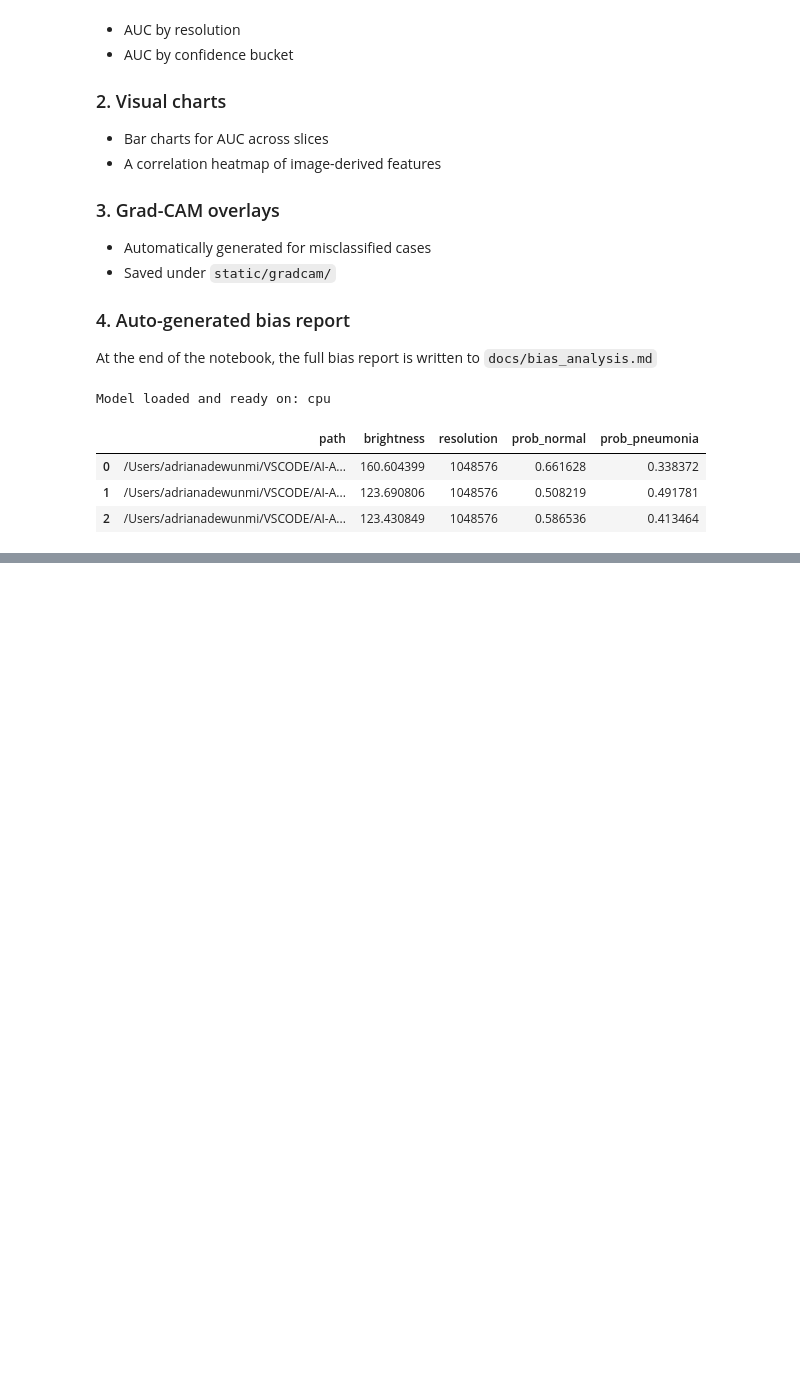
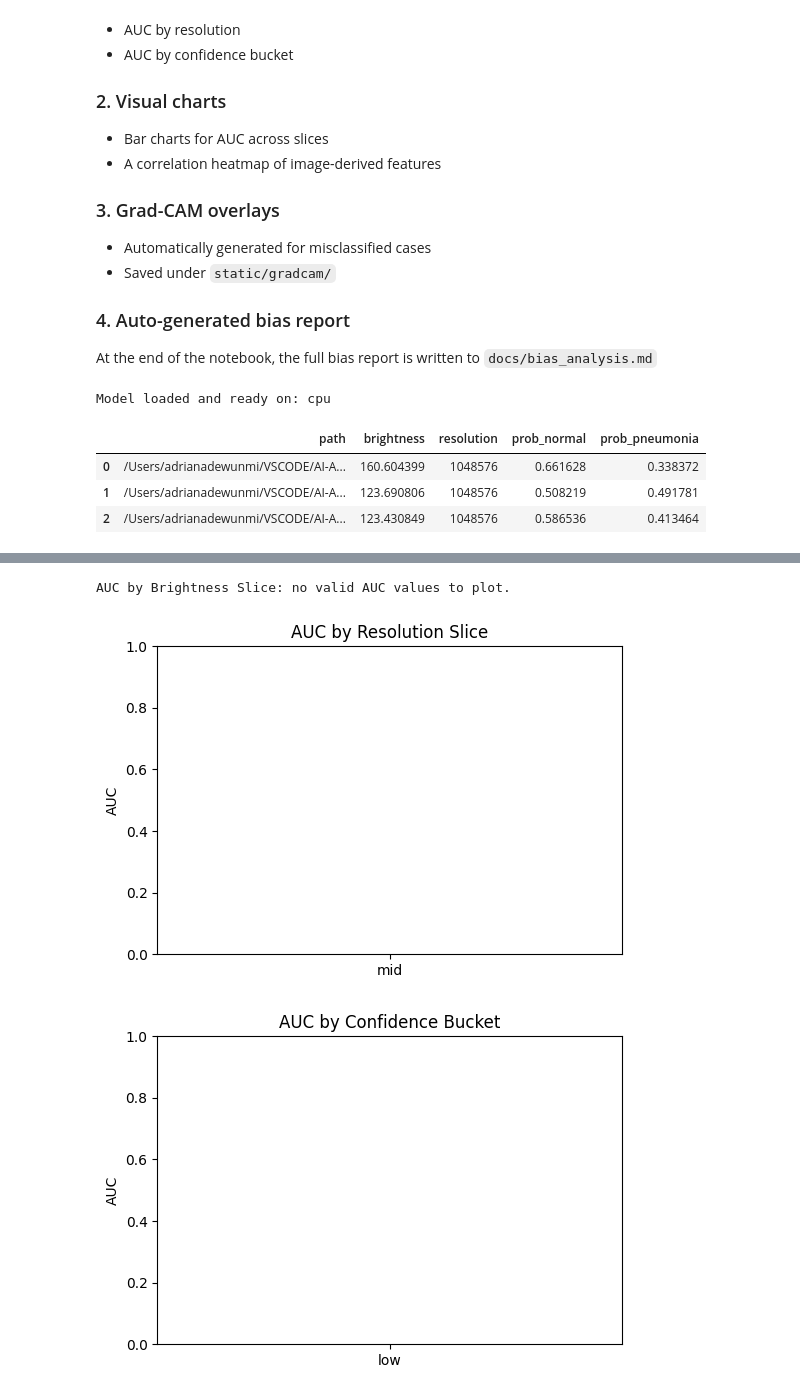
Before and after one commit to AAdewunmi/AI-Assisted-Pneumonia-Detection-Project, a Jupyter notebook: notebooks/04_bias_analysis.ipynb, the cells around one changed output, grey strips where cells are left out. Cells and saved outputs as stored; diff of their text form; code cells hidden in the pictures; blank space fills up the shorter version.

```diff
--- a/notebooks/04_bias_analysis.ipynb
+++ b/notebooks/04_bias_analysis.ipynb
@@ -310,22 +310,31 @@ summary
 # %%
 # Visualize AUC results using bar plots
 
 import matplotlib.pyplot as plt
 
 def plot_slice_auc(title, auc_dict):
-    keys = list(auc_dict.keys())
-    values = list(auc_dict.values())
+    # Drop missing AUC entries to avoid plotting None
+    items = [(k, v) for k, v in auc_dict.items() if v is not None]
+    if not items:
+        print(f"{title}: no valid AUC values to plot.")
+        return
+    keys, values = zip(*items)
+    colors = ["#6c757d", "#0d6efd", "#198754"]
 
     plt.figure(figsize=(6,4))
-    plt.bar(keys, values, color=["#6c757d","#0d6efd","#198754"])
+    plt.bar(keys, values, color=colors[:len(values)])
     plt.ylabel("AUC")
     plt.title(title)
     plt.ylim(0,1)
     plt.show()
 
 plot_slice_auc("AUC by Brightness Slice", auc_brightness)
 plot_slice_auc("AUC by Resolution Slice", auc_resolution)
 plot_slice_auc("AUC by Confidence Bucket", auc_confidence)
+# %% [output]
+AUC by Brightness Slice: no valid AUC values to plot.
+[figure, added]
+[figure, added]
 # %%
 # Correlation analysis between image properties and model predictions
 
```
Also changed, not shown: parts of 6 cells of this notebook, 3 other files.
